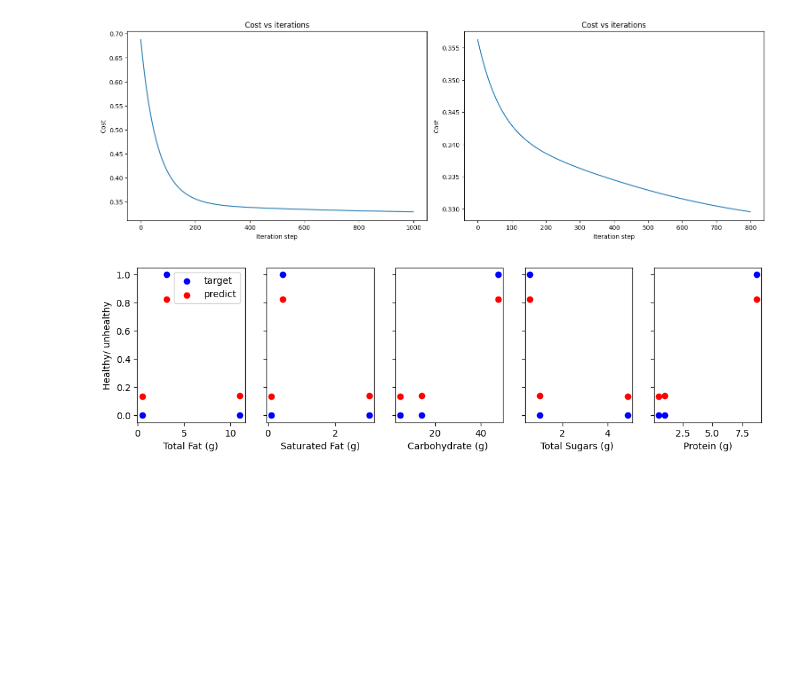
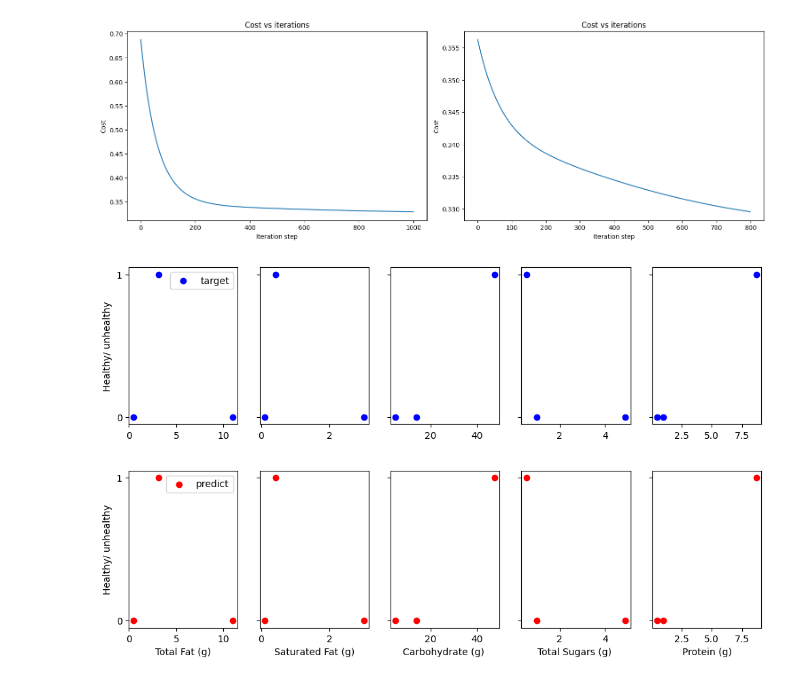
Before and after one commit to DragosTrandafir/FoodHealthClassification_Personal_Project, a Jupyter notebook: food_classification.ipynb, the cells around one changed output. Cells and saved outputs as stored; diff of their text form; code cells hidden in the pictures; blank space fills up the shorter version.

Commit message:
create the prediction plot
compare predictions with target variables

```diff
--- a/food_classification.ipynb
+++ b/food_classification.ipynb
@@ -211,36 +211,40 @@ plt.show()
 # %%
 # prepare the predicted output for plotting
 m = X_norm.shape[0]
 yp = np.zeros(m)
+
+# predict the output using the sigmoid function using w and b found before
 for i in range(m):
   z = np.dot(X_norm[i],w)+b
-  z = np.clip( z, -500, 500 )           # protect against overflow
   yp[i] = 1.0/(1.0+ np.exp(-z))
 
-'''
-pos = y_train == 1 [true, false, false]
-neg = y_train == 0 [false, true, true]   [1,0,0]
+# transform the predicted output into boolean array to help us plot according to the value of every element
+# if it is >= 0.5, we would consider that we are in a true (1 or healthy) situation, else it is the 0 or false case
+yp = (yp >= 0.5)
 
-fig,ax = plt.subplots(1,2,figsize=(8,3))
-#plot 1, single variable
-ax[0].scatter(x_train[pos], y_train[pos], marker='x', s=80, c = 'red', label="y=1")
-ax[0].scatter(x_train[neg], y_train[neg], marker='o', s=100, label="y=0", facecolors='none')
-'''
-pos = y == 1
-neg = y == 0
 X_features=["Total Fat (g)", "Saturated Fat (g)", "Carbohydrate (g) ", "Total Sugars (g) ", "Protein (g)"]
 # plot predict
-fig, ax = plt.subplots(1,X.shape[1], figsize=(12,3), sharey=True)
+
+#structure the plot into 2 rows with n (nr features) columns
+fig1, ax1 = plt.subplots(1,X.shape[1], figsize=(12,3), sharey=True)
+fig2, ax2 = plt.subplots(1,X.shape[1], figsize=(12,3), sharey=True)
+
+
 for i in range(len(ax)):
-    # ax[i].scatter( X[pos,i], y[pos],marker='x', color="blue", label= 'target')
-  '''
-  ax[i].scatter( X[:,i], y, color="blue", label= 'target')
-  ax[i].scatter( X[:,i], yp, color='red', label='predict')
-  ax[i].set_xlabel(X_features[i])
-  '''
+  ax1[i].scatter( X[:,i], y, color="blue", label= 'target')
+  ax2[i].scatter( X[:,i], yp, color='red', label='predict')  # plot every feature target and predction to compare them
+  ax2[i].set_xlabel(X_features[i])
 
-ax[0].set_ylabel("Healthy/ unhealthy")
-ax[0].legend()
+y_ticks = [0, 1]
+ax1[0].set_yticks(y_ticks)  # set y-ticks for the first row   - only 0 and 1 ( CLASSIFICATION CLASSES )
+ax2[0].set_yticks(y_ticks)  # set y-ticks for the second row
+
+ax1[0].set_ylabel("Healthy/ unhealthy")
+ax2[0].set_ylabel("Healthy/ unhealthy")
+ax1[0].legend()
+ax2[0].legend()
+
 plt.show()
 # %% [output]
-[figure, old version]
+[figure, new version]
+[figure, added]
```
